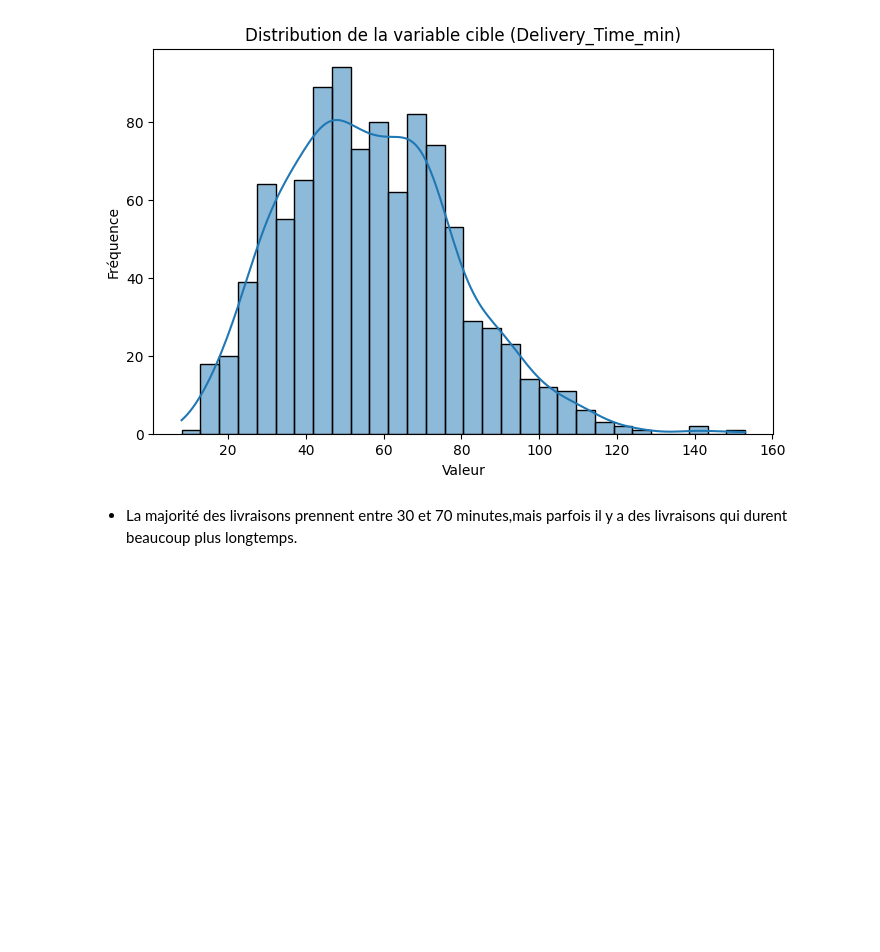
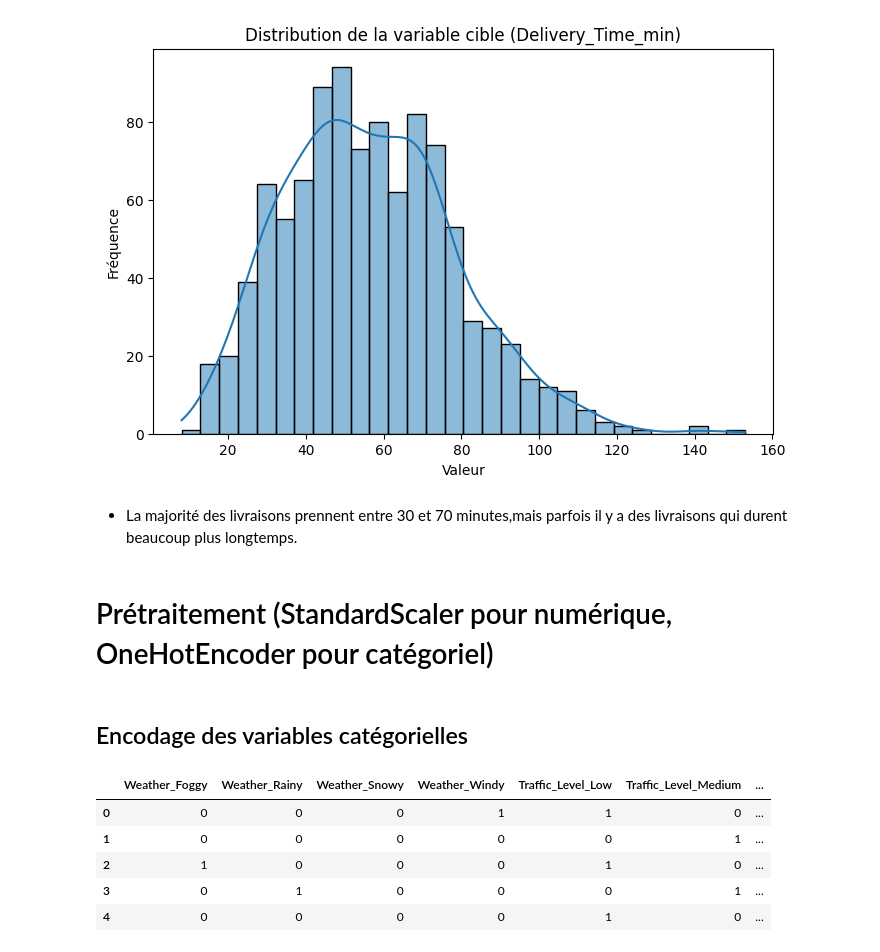
Before and after one commit to khadija199904/Data-IA-Simplon-Maghreb, a Jupyter notebook: Brief2- Prédiction Temps de Livraison/EDA.ipynb, the cells around one changed output. Cells and saved outputs as stored; diff of their text form; code cells hidden in the pictures; blank space fills up the shorter version.

```diff
--- a/Brief2- Prédiction Temps de Livraison/EDA.ipynb
+++ b/Brief2- Prédiction Temps de Livraison/EDA.ipynb
@@ -176,3 +176,5 @@ plt.show()
 [figure]
 # %% [markdown]
 - La majorité des livraisons prennent entre 30 et 70 minutes,mais parfois il y a des livraisons qui durent beaucoup plus longtemps.
+# %% [markdown]
+# Prétraitement (StandardScaler pour numérique, OneHotEncoder pour catégoriel)
@@ -178,0 +188,15 @@ plt.show()
+# %% [markdown]
+## Encodage des variables catégorielles
+# %%
+# selection les variables catégoriales
+catg_cols = df.select_dtypes(include=['object', 'category']).columns
+# Encodage avec get_dummies (One-Hot)
+df_encoded = pd.get_dummies(df[catg_cols], columns=catg_cols,drop_first=True, dtype=int)
+df_encoded.head()
+# %% [output]
+|  | Weather_Foggy | Weather_Rainy | Weather_Snowy | Weather_Windy | Traffic_Level_Low | Traffic_Level_Medium | ... |
+| 0 | 0 | 0 | 0 | 1 | 1 | 0 | ... |
+| 1 | 0 | 0 | 0 | 0 | 0 | 1 | ... |
+| 2 | 1 | 0 | 0 | 0 | 1 | 0 | ... |
+| 3 | 0 | 1 | 0 | 0 | 0 | 1 | ... |
+| 4 | 0 | 0 | 0 | 0 | 1 | 0 | ... |
```
Also changed, not shown: parts of 17 cells of this notebook, 9 other files.
